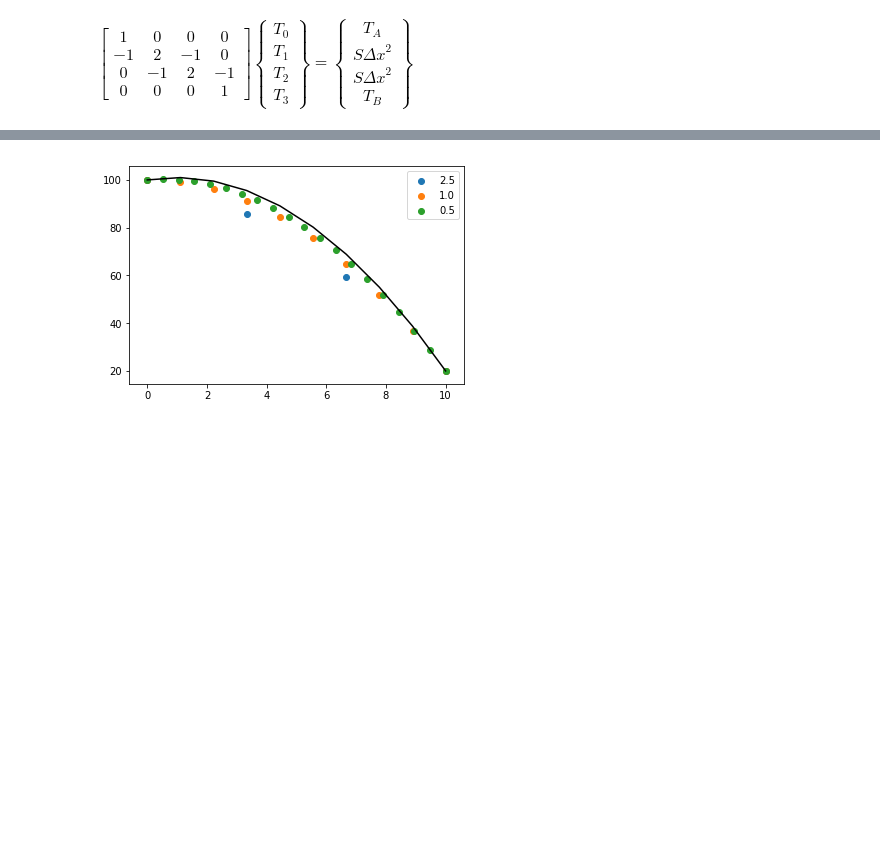
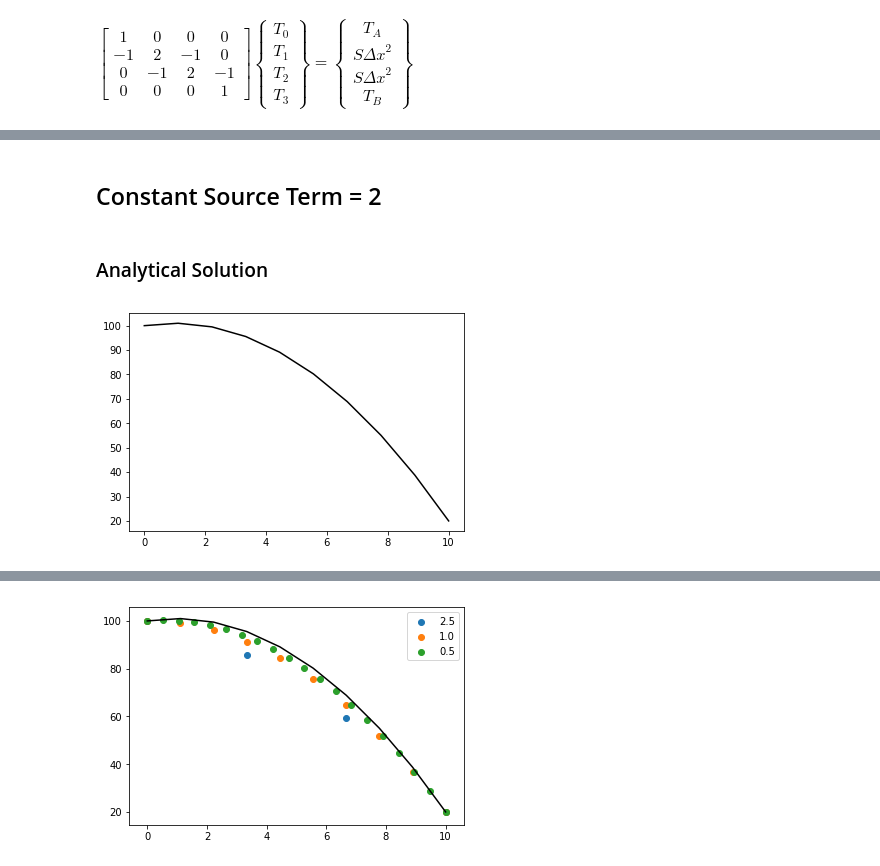
Before and after one commit to carlosnewmar/notebooks-newmar, a Jupyter notebook: [Book Meeting] Finite Difference.ipynb, the cells around one changed output, grey strips where cells are left out. Drawn from its saved outputs; the diff is of its cells as text; code cells hidden in the pictures; blank space fills up the shorter version.

```diff
--- a/[Book Meeting] Finite Difference.ipynb
+++ b/[Book Meeting] Finite Difference.ipynb
@@ -89,0 +139,15 @@ plt.show()
+# %% [markdown]
+## Constant Source Term = 2
+# %% [markdown]
+### Analytical Solution
+# %%
+source_term = lambda x : 2. + x * 0
+A = -1.
+B = (T1 - T0) / L + L
+C = T0
+analytical_solution = A * x_analitycal * x_analitycal + B * x_analitycal + C
+
+plt.plot(x_analitycal, analytical_solution, color='black')
+plt.show()
+# %% [output]
+[figure, added]
```
Also changed, not shown: parts of 21 cells of this notebook, 2 other files.
